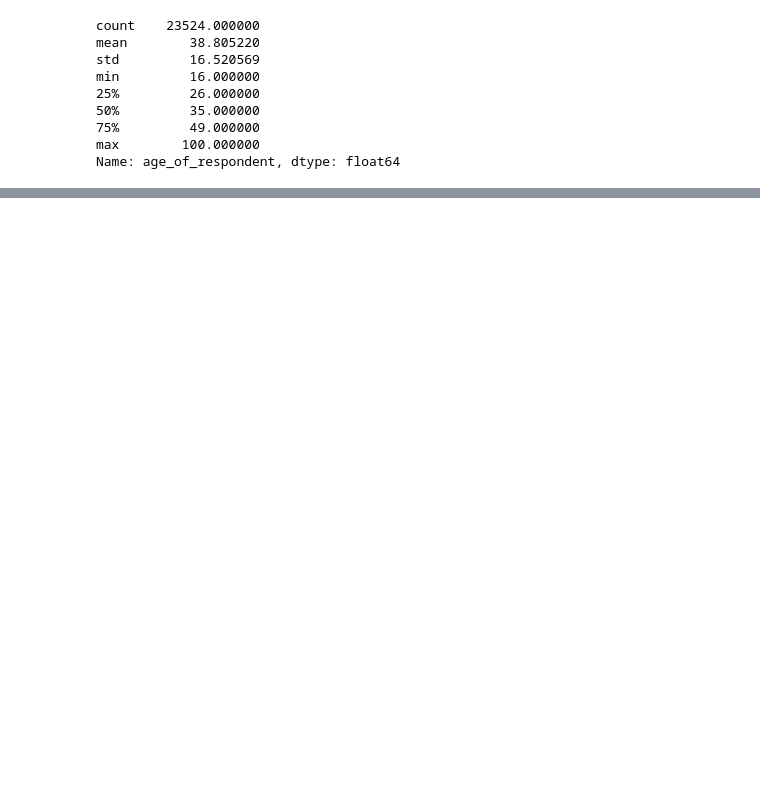
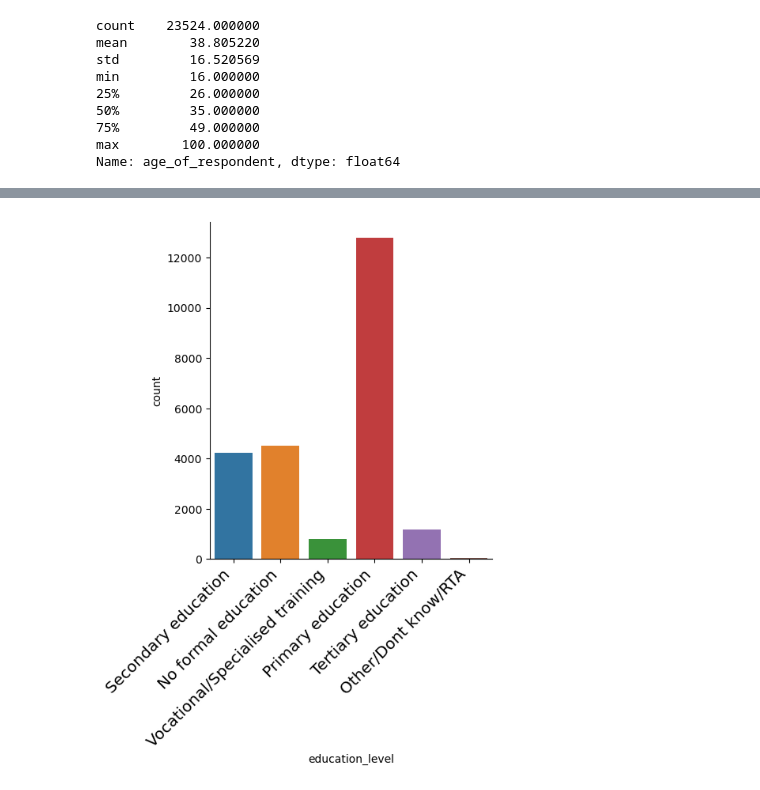
Before and after one commit to gidmak/financial_inclusion, a Jupyter notebook: EDA.ipynb, the cells around one changed output, grey strips where cells are left out. Drawn from its saved outputs; the diff is of its cells as text; code cells hidden in the pictures; blank space fills up the shorter version.

```diff
--- a/EDA.ipynb
+++ b/EDA.ipynb
@@ -230,0 +272,11 @@ Name: age_of_respondent, dtype: float64
+# %%
+sns.catplot(x="education_level", kind="count", data=df_train);
+
+plt.xticks(
+    rotation=45,
+    horizontalalignment='right',
+    fontweight='light',
+    fontsize='x-large'
+);
+# %% [output]
+[figure, added]
```
Also changed, not shown: parts of 30 cells of this notebook.
